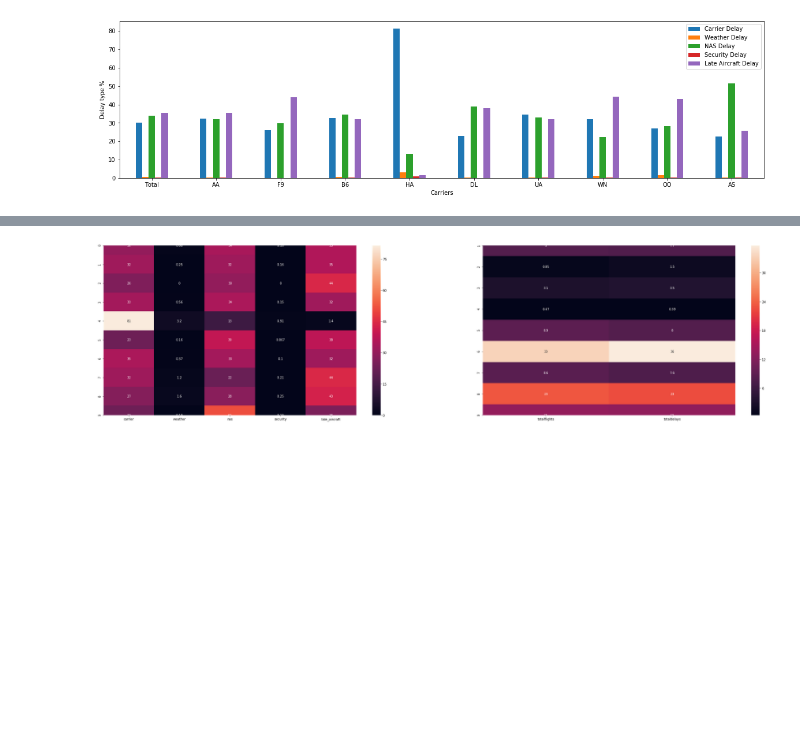
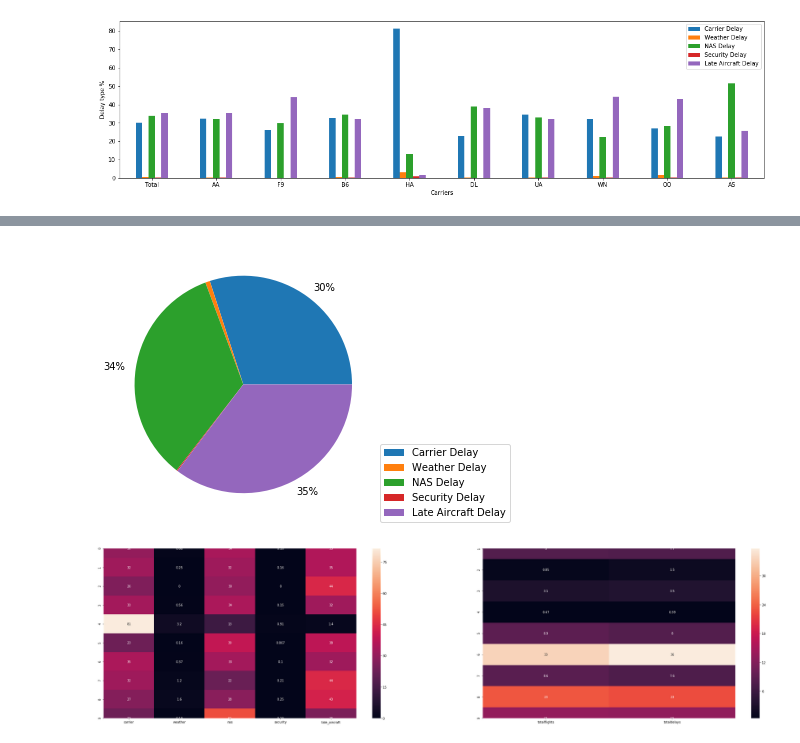
Before and after one commit to mmosc/flights, a Jupyter notebook: analysis.ipynb, the cells around one changed output, grey strips where cells are left out. Saved outputs shown, nothing was run; the diff lists cells and outputs as text; code cells hidden in the pictures; blank space fills up the shorter version.

```diff
--- a/analysis.ipynb
+++ b/analysis.ipynb
@@ -70,3 +85,9 @@ ax.legend(["Carrier Delay", "Weather Delay", "NAS Delay", "Security Delay", "Lat
+# %%
+ax = percentage_delays_transpose.plot.pie(y='Total', figsize=(8, 5),label='',labels=['30%','','34%','','35%'])
+ax.legend(["Carrier Delay", "Weather Delay", "NAS Delay", "Security Delay", "Late Aircraft Delay"], bbox_to_anchor=(1.5,0.3),loc="upper right");
+plt.savefig('./presentation/figures/pie_total.pdf')
+# %% [output]
+[figure, added]
 # %%
 fig, (ax1,ax2) = plt.subplots(ncols=2,figsize=(40,10))         # Sample figsize in inches
 im1 = sns.heatmap(percentage_delays[['carrier','weather','nas','security','late_aircraft']], annot=True,ax=ax1)
```
Also changed, not shown: parts of 6 cells of this notebook, 3 other files.
